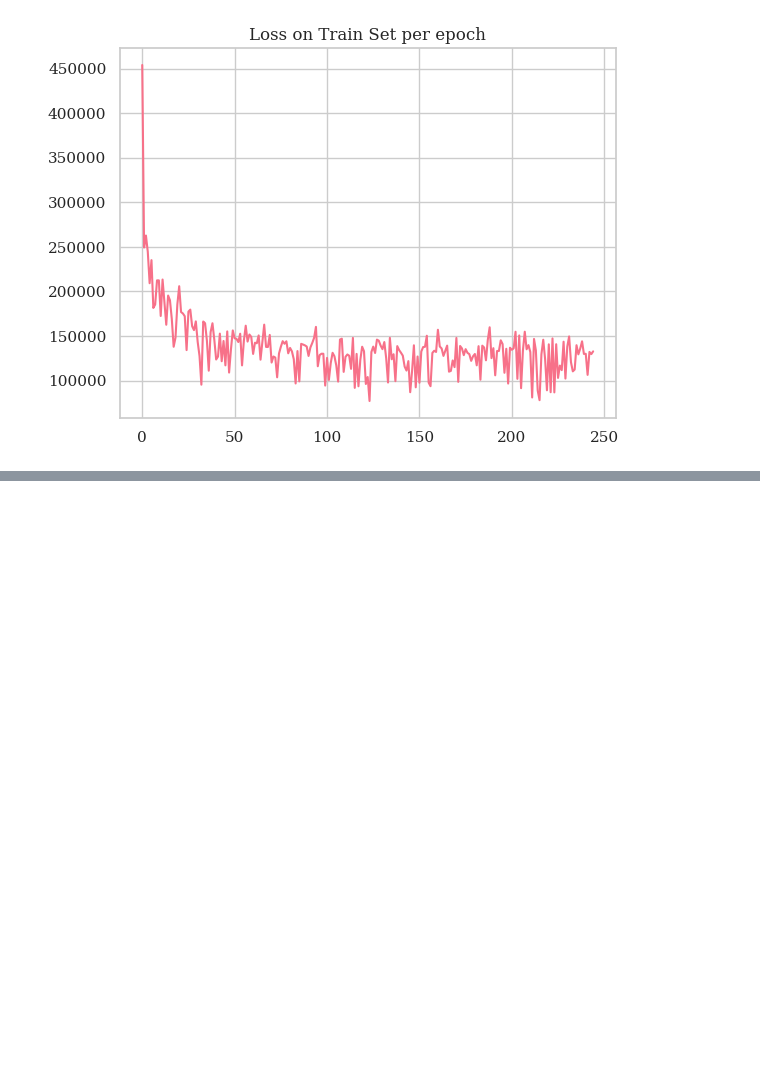
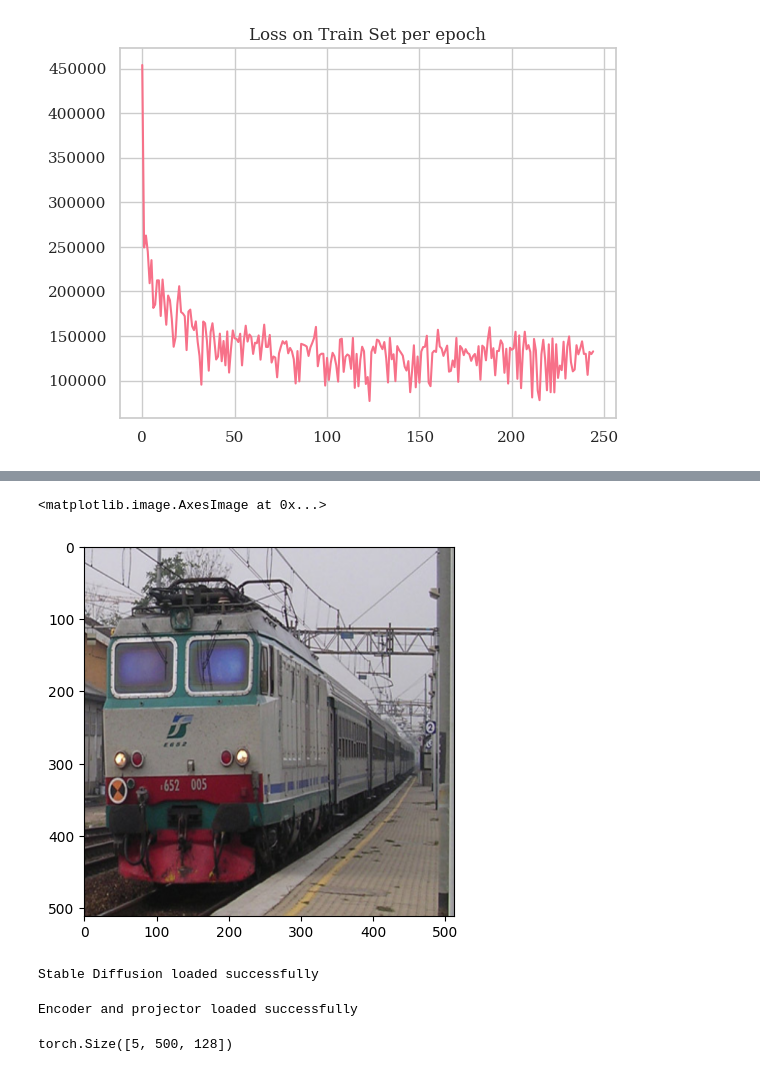
Before and after one commit to dan-crdll/nn_project_dreamdiffusion, a Jupyter notebook: solution_description.ipynb, the cells around one changed output, grey strips where cells are left out. Cells and saved outputs as stored; diff of their text form; code cells hidden in the pictures; blank space fills up the shorter version.

```diff
--- a/solution_description.ipynb
+++ b/solution_description.ipynb
@@ -178,0 +387,58 @@ plt.show()
+# %%
+plt.imshow(image[0].permute(1, 2, 0))
+# %% [output]
+<matplotlib.image.AxesImage at 0x...>
+[figure, added]
+# %%
+model_id = 'runwayml/stable-diffusion-v1-5'
+unet = UNet2DConditionModel.from_pretrained(model_id, subfolder='unet')
+unet.load_state_dict(torch.load('./pretrained_models/finetuned_unet.pth', map_location='cpu'))
+
+vae = AutoencoderKL.from_pretrained(model_id, subfolder='vae')
+scheduler = PNDMScheduler.from_pretrained(model_id, subfolder='scheduler')
+
+unet.eval()
+vae.eval()
+
+print('Stable Diffusion loaded successfully')
+# %% [output]
+Stable Diffusion loaded successfully
+# %%
+config = EncoderConfig('eeg encoder', 500, 500//4, 128, 256, 0.75, 4, 8)
+encoder = MaskedEncoder(config)
+
+encoder.load_state_dict(torch.load('./pretrained_models/finetuned_eeg_encoder.pth', map_location='cpu'))
+tau = Projector(256, (77, 768))
+tau.load_state_dict(torch.load('./pretrained_models/finetuned_projector_tau.pth', map_location='cpu'))
+
+encoder.eval()
+tau.eval()
+print('Encoder and projector loaded successfully')
+# %% [output]
+Encoder and projector loaded successfully
+# %%
+IMAGE_NUM = 5
+
+if len(eeg.shape) < 3:
+    eeg = torch.stack([eeg] * IMAGE_NUM)
+print(eeg.shape)
+encodings, _, _ = encoder(eeg)
+hidden_states = tau(encodings)
+
+latents = torch.randn((IMAGE_NUM, unet.config.in_channels, 64, 64), device='cuda')
+scheduler.set_timesteps(500)
+
+unet.to('cuda')
+for t in tqdm(scheduler.timesteps):
+    latents = scheduler.scale_model_input(latents, timestep=t)
+
+    with torch.no_grad():
+        noise_pred = unet(latents, t, encoder_hidden_states=hidden_states.to('cuda')).sample
+
+    latents = scheduler.step(noise_pred, t, latents).prev_sample
+
+unet.to('cpu')
+latents = latents.to('cpu')
+latents = latents / vae.config.scaling_factor
+# %% [output]
+torch.Size([5, 500, 128])
```
Also changed, not shown: parts of 26 cells of this notebook, 1 other file.
